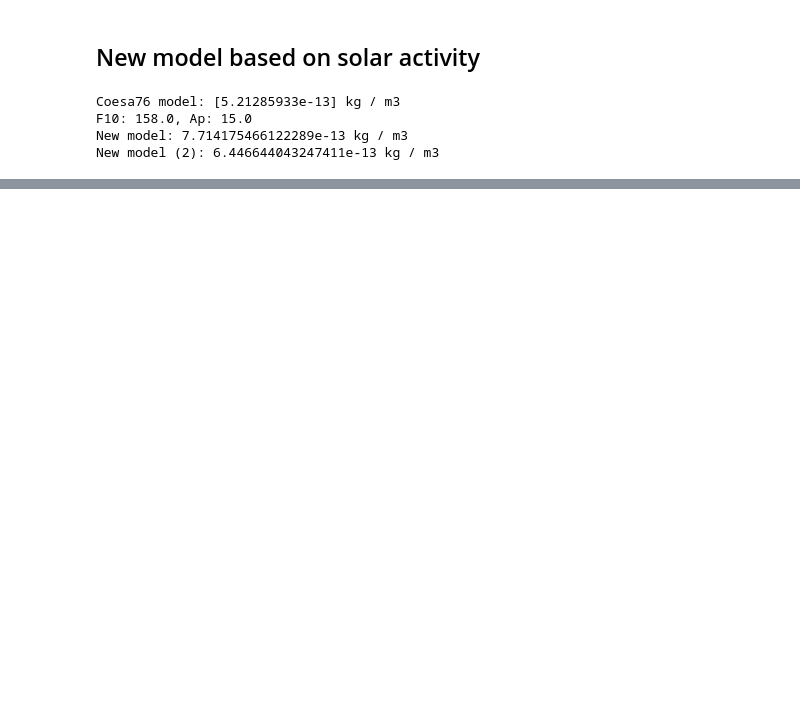
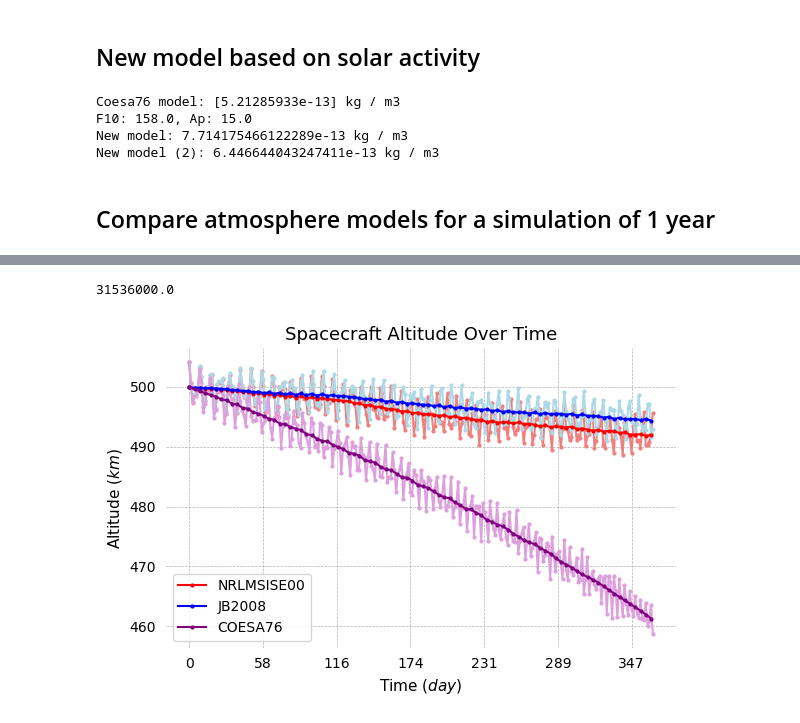
Before and after one commit to CHESS-mission/digital_twin_CubeSat, a Jupyter notebook: src/notebooks/atmospheric_models.ipynb, the cells around one changed output, grey strips where cells are left out. Drawn from its saved outputs; the diff is of its cells as text; code cells hidden in the pictures; blank space fills up the shorter version.

```diff
--- a/src/notebooks/atmospheric_models.ipynb
+++ b/src/notebooks/atmospheric_models.ipynb
@@ -254,3 +268,5 @@ Coesa76 model: [5.21285933e-13] kg / m3
 F10: 158.0, Ap: 15.0
 New model: 7.714175466122289e-13 kg / m3
 New model (2): 6.446644043247411e-13 kg / m3
+# %% [markdown]
+## Compare atmosphere models for a simulation of 1 year
@@ -256,0 +302,51 @@ New model (2): 6.446644043247411e-13 kg / m3
+# %%
+duration_sim = TimeDelta(times_nrl00[-1])
+print(duration_sim)
+x_label, x_label_f = find_x_scale(duration_sim)
+
+steps = [100, 100, 100, 300, 300, 300]
+labels = [
+    "",
+    "",
+    "",
+    r"NRLMSISE00",
+    r"JB2008",
+    r"COESA76",
+]
+colors = ["lightcoral", "lightblue", "plum", "red", "blue", "purple"]
+xs = [
+    times_nrl00,
+    times_jb2008,
+    times_coesa76,
+    times_nrl00_f,
+    times_jb2008_f,
+    times_coesa76_f,
+]
+# the + 5 is a bit of cheating. it is because of the filter, i had to discard the first 20 data points
+# so it appeared that the altitude was lower than that it is!
+ys_altitudes = [
+    altitudes_nrl00 + 5,
+    altitudes_jb2008 + 5,
+    altitudes_coesa76 + 5,
+    altitudes_nrl00_f + 5,
+    altitudes_jb2008_f + 5,
+    altitudes_coesa76_f + 5,
+]
+
+
+plot_1d_multiple(
+    xs,
+    ys_altitudes,
+    "Spacecraft Altitude Over Time",
+    x_label,
+    r"Altitude ($km$)",
+    colors=colors,
+    labels=labels,
+    step=steps,
+    fill_under=False,
+    remove_box=True,
+    show=True,
+    x_label_f=x_label_f,
+    save_filename=results_folder + "_altitude_comparison_1_year.jpg",
+)
+# %% [output]
@@ -256,0 +354,2 @@ New model (2): 6.446644043247411e-13 kg / m3
+31536000.0
+[figure, added]
```
Also changed, not shown: parts of 10 cells of this notebook, 22 other files.
